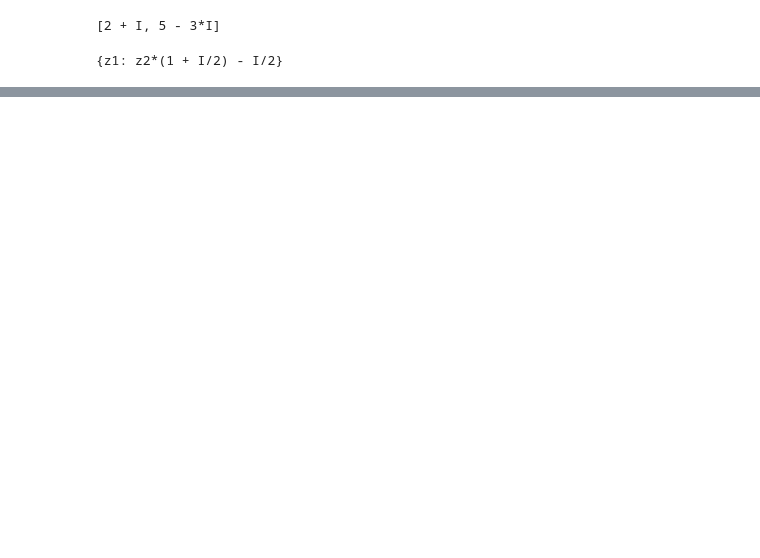
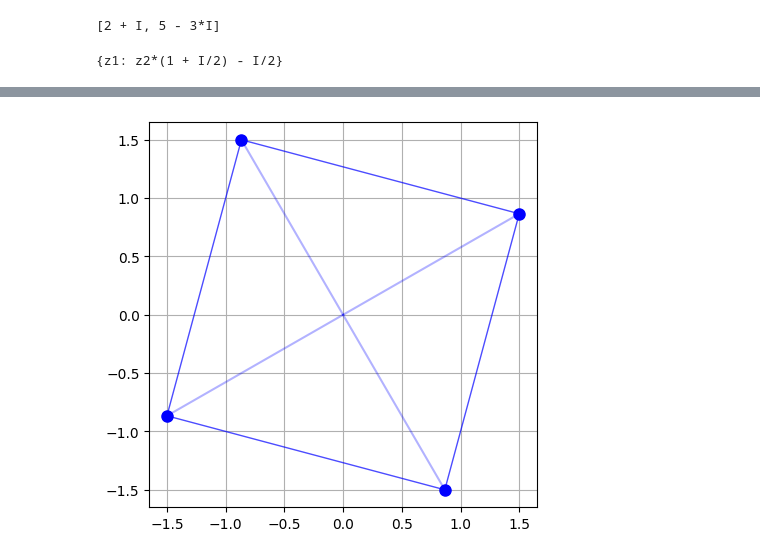
Before and after one commit to exodushka/fa, a Jupyter notebook: alag/dz21.ipynb, the cells around one changed output, grey strips where cells are left out. Cells and saved outputs as stored; diff of their text form; code cells hidden in the pictures; blank space fills up the shorter version.

```diff
--- a/alag/dz21.ipynb
+++ b/alag/dz21.ipynb
@@ -82,0 +202,19 @@ NotImplementedError: solving Abs(z) when the argument is not real or imaginary.
+# %%
+I = I
+
+z_b = -18 / (1 + I*sqrt(3))
+z_b_simplified = simplify(z_b)
+roots_b = [sp.root(z_b_simplified, 4, k) for k in range(4)]
+
+fig, ax = plt.subplots(figsize=(5, 5))
+vals_b = [complex(r.evalf()) for r in roots_b]
+xs_b = [v.real for v in vals_b] + [vals_b[0].real]
+ys_b = [v.imag for v in vals_b] + [vals_b[0].imag]
+ax.plot(xs_b, ys_b, 'b-', linewidth=1, alpha=0.7)
+for v in vals_b:
+    ax.plot(v.real, v.imag, 'bo', markersize=8)
+    ax.plot([0, v.real], [0, v.imag], 'b-', alpha=0.3)
+ax.grid(True)
+plt.show()
+# %% [output]
+[figure, added]
```
Also changed, not shown: parts of 10 cells of this notebook, 5 other files.
